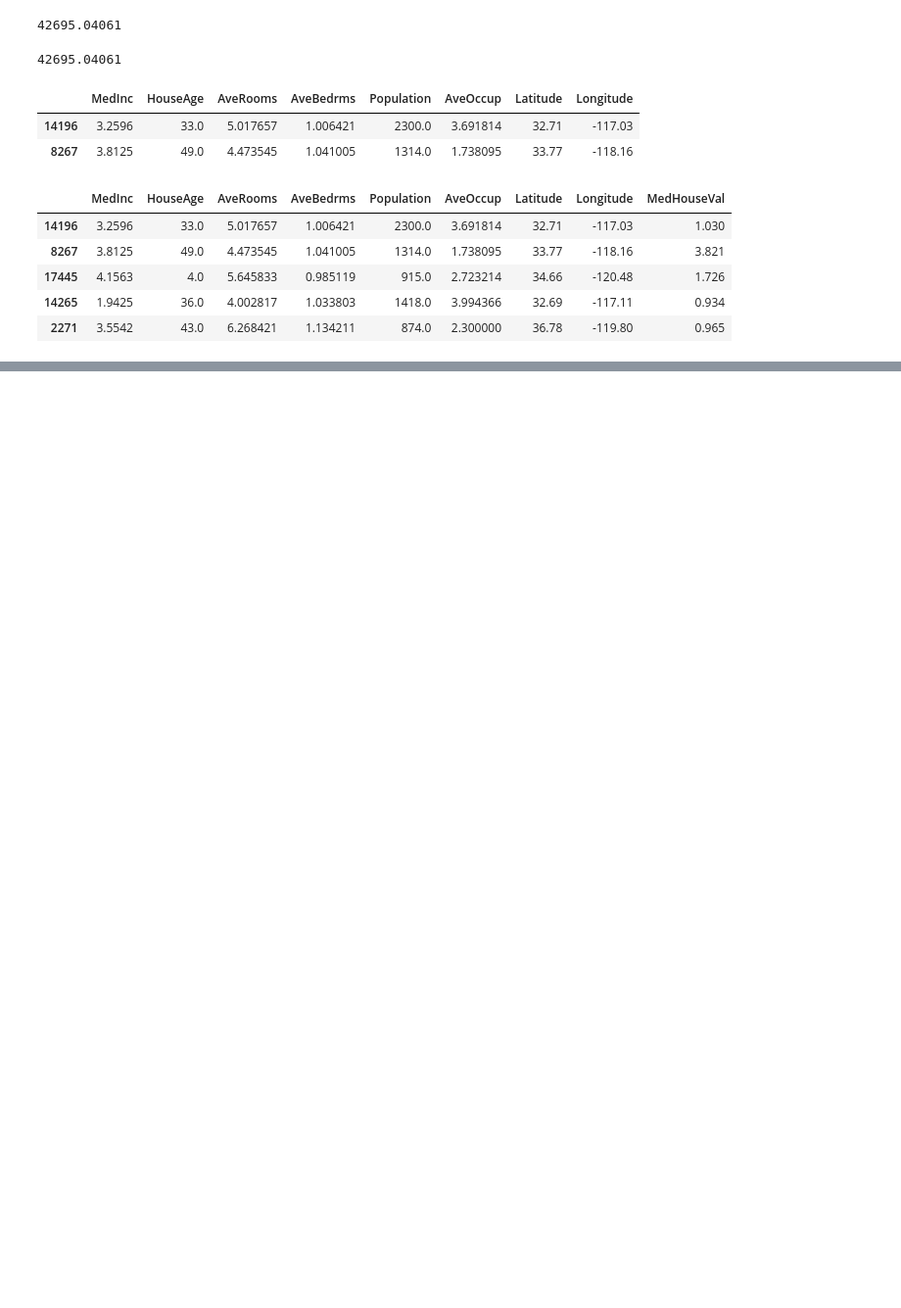
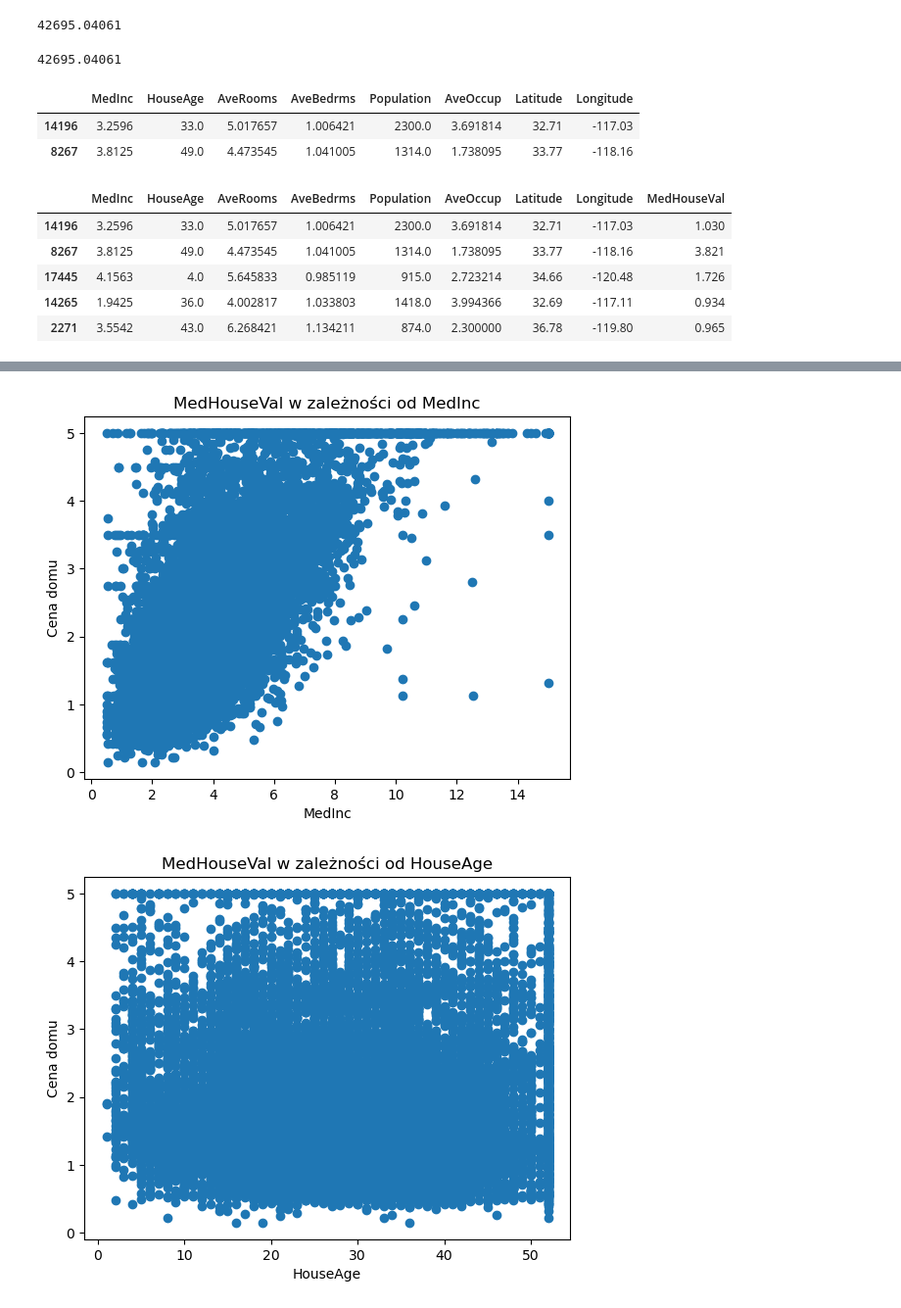
Before and after one commit to KCristopher/zaaw_tech_ml_ai, a Jupyter notebook: L1L2.ipynb, the cells around one changed output, grey strips where cells are left out. Shown at 98% size. Drawn from its saved outputs; the diff is of its cells as text; code cells hidden in the pictures; blank space fills up the shorter version.

```diff
--- a/L1L2.ipynb
+++ b/L1L2.ipynb
@@ -292,0 +360,13 @@ trainset.head()
+# %%
+for c in trainset.columns :
+    if c != 'MedHouseVal' :
+        print()
+        plt.scatter( trainset[c], trainset['MedHouseVal'] )
+        plt.title("MedHouseVal w zależności od {}".format(c))
+        plt.ylabel('Cena domu')
+        plt.xlabel(c)
+        plt.show()
+        print()
+# %% [output]
+[figure, added]
+[figure, added]
```
Also changed, not shown: parts of 21 cells of this notebook.
